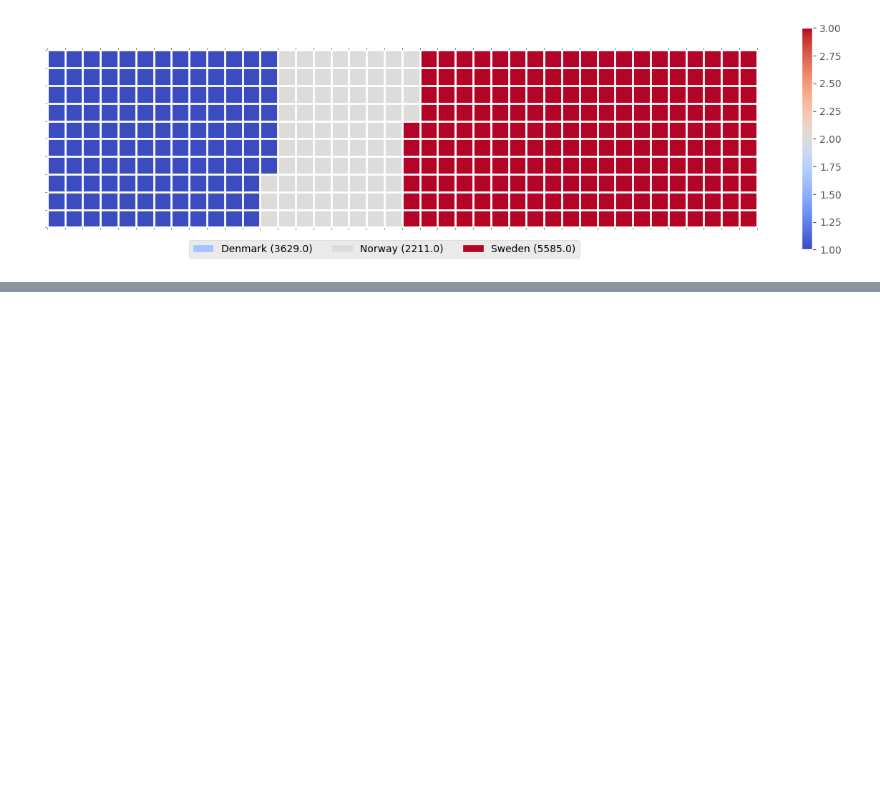
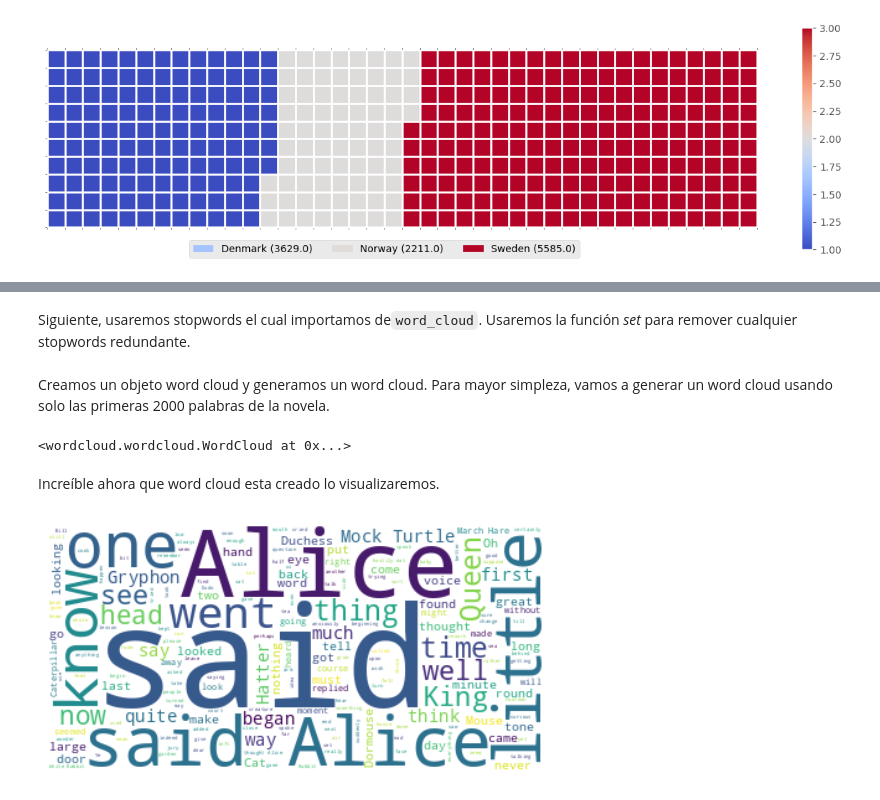
Before and after one commit to reivincitot/Curso-ibm, a Jupyter notebook: Data visualization with python/waffleChartsWordCloudsRegressionplots.ipynb, the cells around one changed output, grey strips where cells are left out. Saved outputs shown, nothing was run; the diff lists cells and outputs as text; code cells hidden in the pictures; blank space fills up the shorter version.

```diff
--- a/Data visualization with python/waffleChartsWordCloudsRegressionplots.ipynb
+++ b/Data visualization with python/waffleChartsWordCloudsRegressionplots.ipynb
@@ -459,0 +494,27 @@ create_waffle_chart(categories,values,height, width,colormap)
+# %% [markdown]
+Siguiente, usaremos stopwords el cual importamos de`word_cloud`. Usaremos la función *set* para remover cualquier stopwords redundante.
+# %%
+stopwords= set(STOPWORDS)
+# %% [markdown]
+Creamos un objeto word cloud y generamos un word cloud. Para mayor simpleza, vamos a generar un word cloud usando solo las primeras 2000 palabras de la novela.
+# %%
+# Instanciamos el objeto word cloud
+alice_wc = WordCloud(
+    background_color = "white",
+    max_words = 2000,
+    stopwords = stopwords
+)
+
+# genera el word cloud
+alice_wc.generate(alice_novel)
+# %% [output]
+<wordcloud.wordcloud.WordCloud at 0x...>
+# %% [markdown]
+Increíble ahora que word cloud esta creado lo visualizaremos.
+# %%
+# Mostrando el word cloud.
+plt. imshow(alice_wc, interpolation="bilinear")
+plt.axis("off")
+plt.show()
+# %% [output]
+[figure, added]
```
Also changed, not shown: parts of 27 cells of this notebook.
